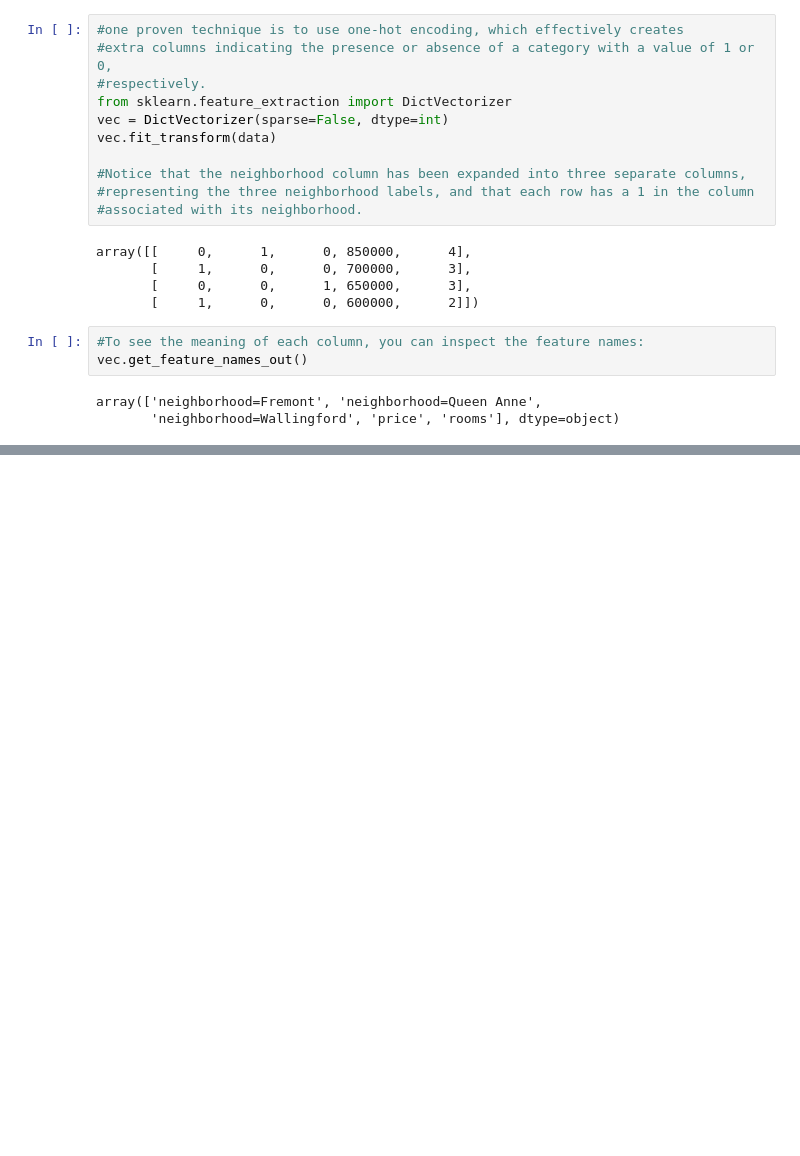
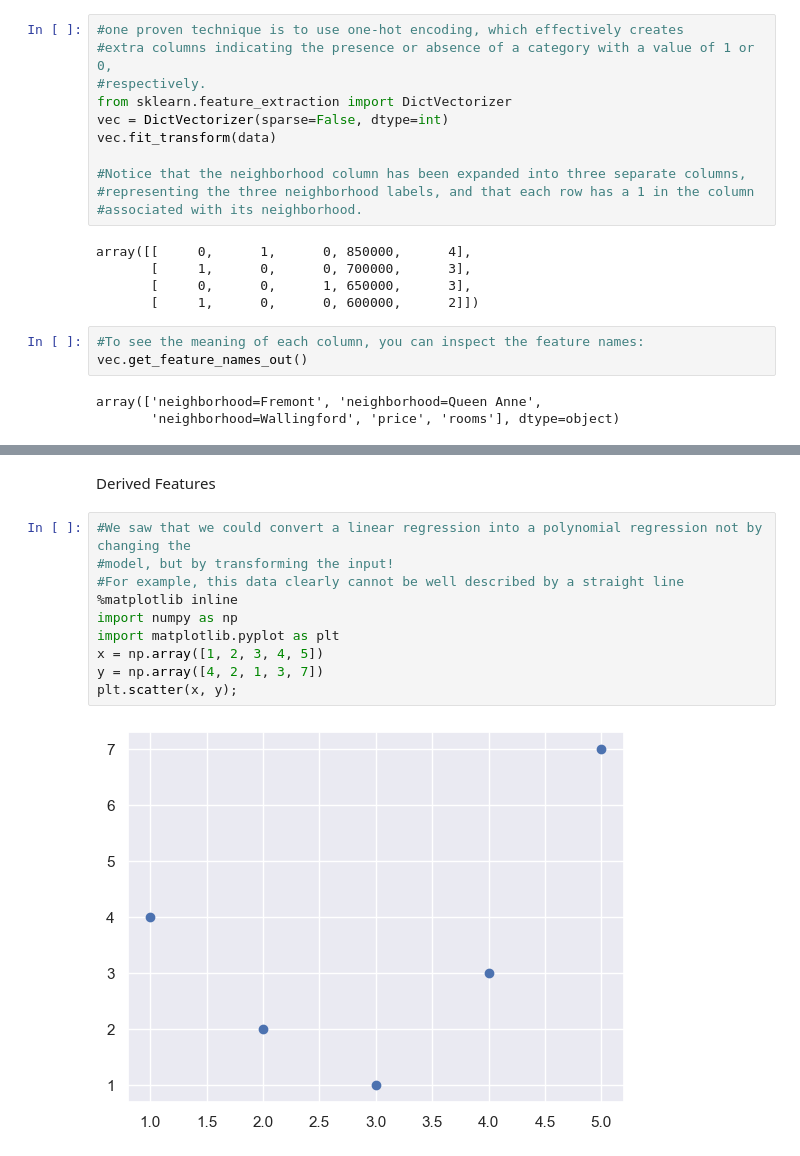
Before and after one commit to Bryan5776/Leraning_python, a Jupyter notebook: Python_data_science_book/python_data_science_book.ipynb, the cells around one changed output, grey strips where cells are left out. Saved outputs shown, nothing was run; the diff lists cells and outputs as text; blank space fills up the shorter version.

```diff
--- a/Python_data_science_book/python_data_science_book.ipynb
+++ b/Python_data_science_book/python_data_science_book.ipynb
@@ -436,0 +488,14 @@ array(['neighborhood=Fremont', 'neighborhood=Queen Anne',
+# %% [markdown]
+Derived Features
+# %%
+#We saw that we could convert a linear regression into a polynomial regression not by changing the
+#model, but by transforming the input!
+#For example, this data clearly cannot be well described by a straight line
+%matplotlib inline
+import numpy as np
+import matplotlib.pyplot as plt
+x = np.array([1, 2, 3, 4, 5])
+y = np.array([4, 2, 1, 3, 7])
+plt.scatter(x, y);
+# %% [output]
+[figure, added]
```
Also changed, not shown: parts of 48 cells of this notebook.
